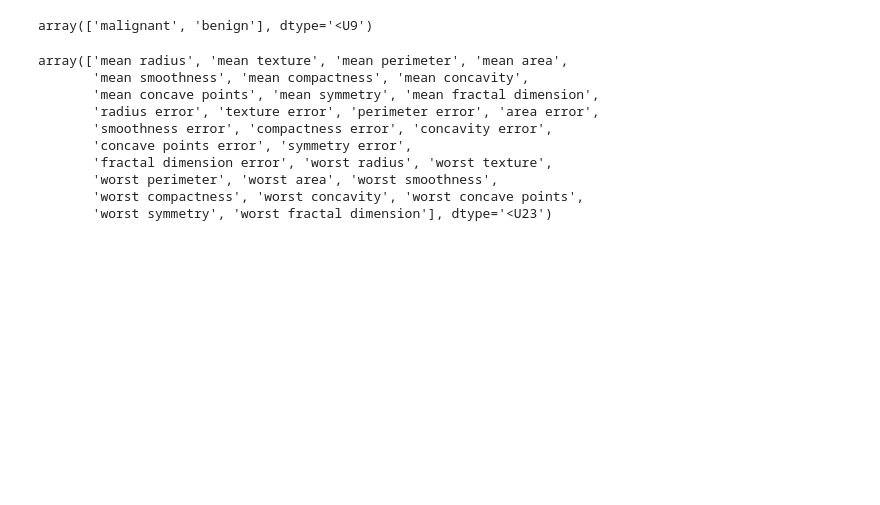
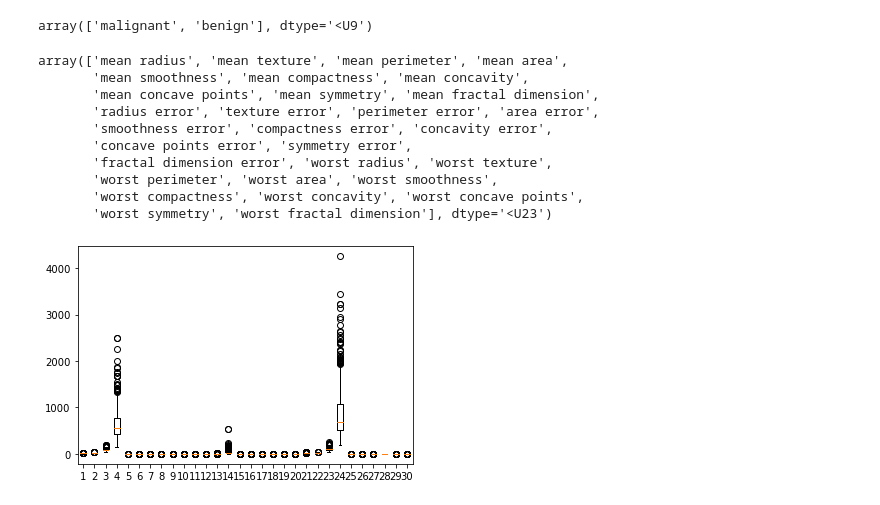
Before and after one commit to Heegu-han/AI, a Jupyter notebook: day_20.ipynb, the cells around one changed output. Drawn from its saved outputs; the diff is of its cells as text; code cells hidden in the pictures; blank space fills up the shorter version.

```diff
--- a/day_20.ipynb
+++ b/day_20.ipynb
@@ -231,3 +231,7 @@ array(['mean radius', 'mean texture', 'mean perimeter', 'mean area',
        'worst perimeter', 'worst area', 'worst smoothness',
        'worst compactness', 'worst concavity', 'worst concave points',
        'worst symmetry', 'worst fractal dimension'], dtype='<U23')
+# %%
+plt.boxplot(cancer.data); pass
+# %% [output]
+[figure, added]
```
Also changed, not shown: parts of 1 cell of this notebook.
